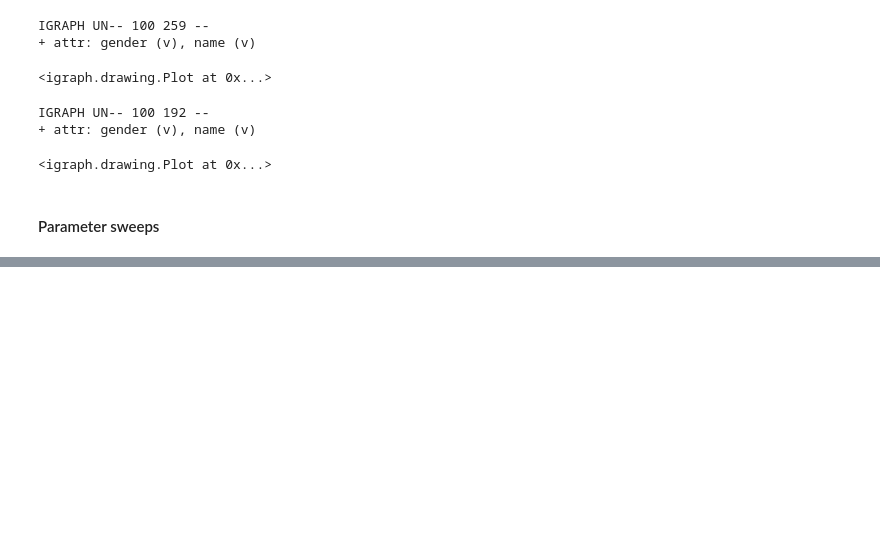
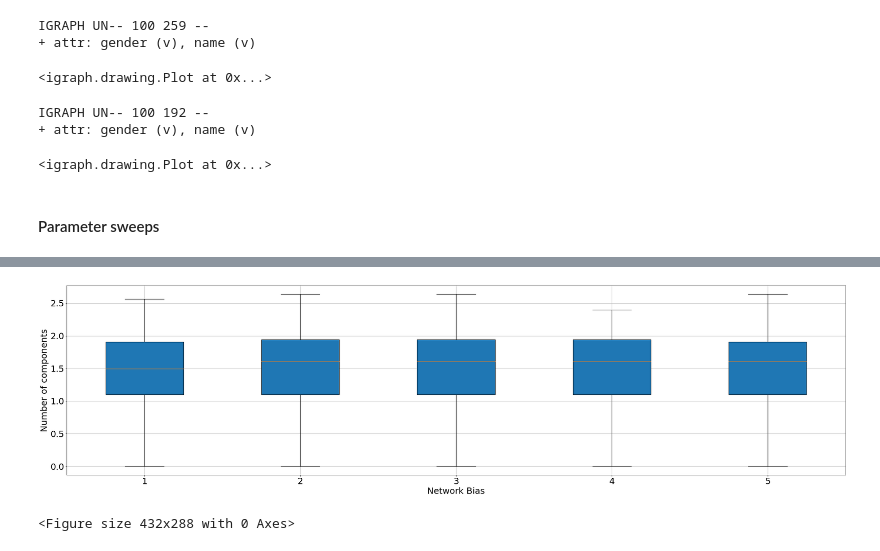
Before and after one commit to jastiso/modeling_citations, a Jupyter notebook: scripts/class_fn_test.ipynb, the cells around one changed output, grey strips where cells are left out. Drawn from its saved outputs; the diff is of its cells as text; code cells hidden in the pictures; blank space fills up the shorter version.

Commit message:
added a few more parameter sweeps

```diff
--- a/scripts/class_fn_test.ipynb
+++ b/scripts/class_fn_test.ipynb
@@ -463,0 +435,31 @@ plt.draw()
+# %%
+# number of connected components for different instances
+nSim = 50
+net_biases = [0., .25, .5, .75, 1.]
+n = 100
+
+def test_edges(b,nSim,g,node_2_gender,n):
+    props = np.zeros((nSim,1))
+    a = Author(b,.5,.5,.5,'w')
+    for j in range(nSim):
+        a.init_network(g, node_2_gender, n, 7)
+        props[j,] = len(a.network.components())
+    return props
+
+comp_nums = Parallel(n_jobs=4)(
+    delayed(test_edges)(b,nSim,g,node_2_gender,n)
+    for b in tqdm(net_biases)
+)
+# %%
+plt.rcParams.update({'font.size': 25})
+plt.figure(figsize=(40,10))
+plt.boxplot(np.reshape(np.log(comp_nums), (nSim, len(net_biases))),patch_artist=True)
+plt.ylabel('Number of components')
+plt.xlabel('Network Bias')
+
+plt.grid(True)
+plt.show()
+plt.draw()
+# %% [output]
+[figure, added]
+<Figure size 432x288 with 0 Axes>
```
Also changed, not shown: parts of 13 cells of this notebook.
